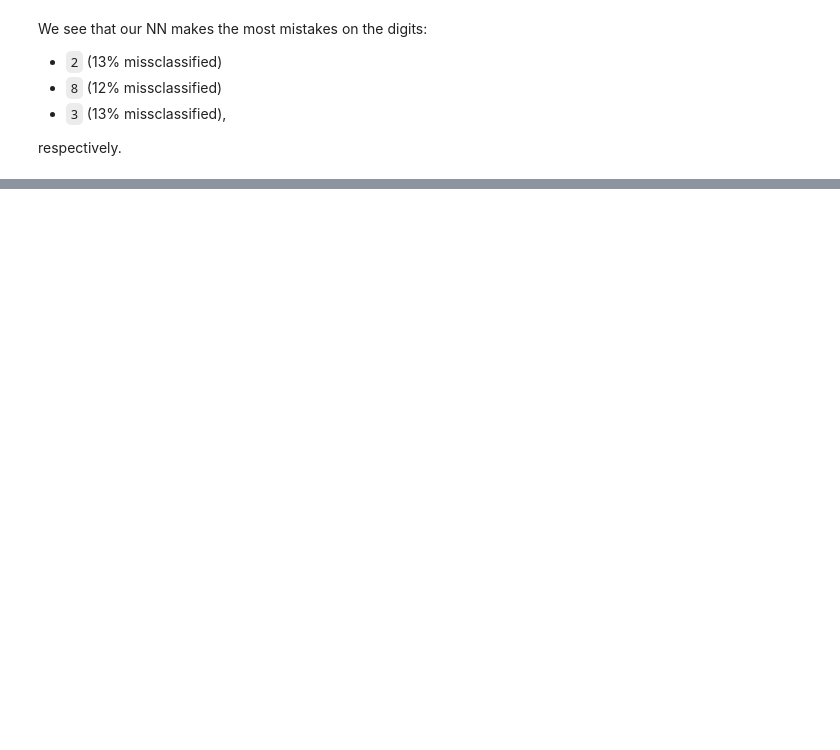
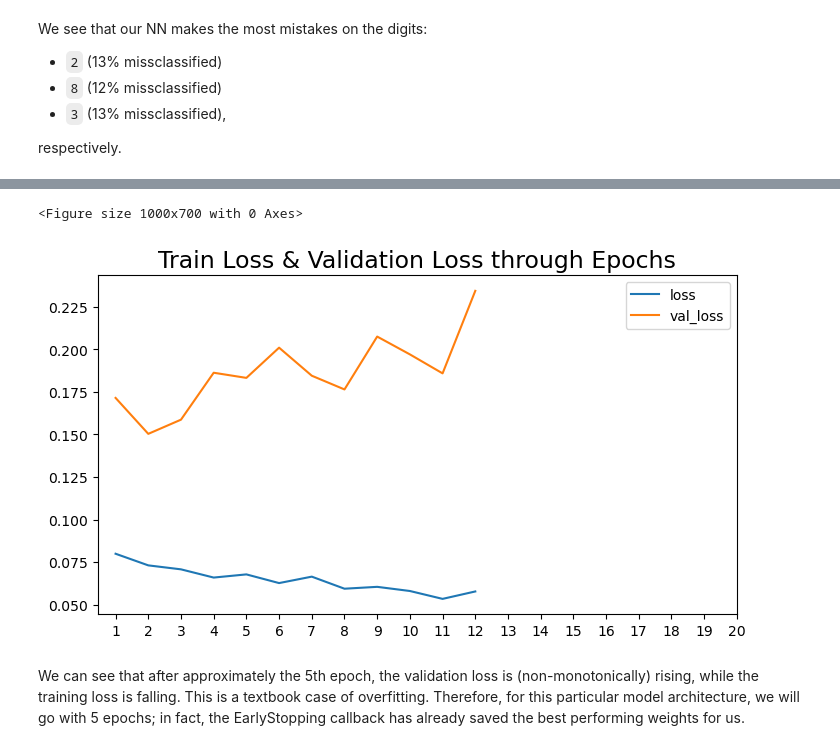
Before and after one commit to Gregoritsch3/DL_Digit_Recognition, a Jupyter notebook: DL_DigitRecognition.ipynb, the cells around one changed output, grey strips where cells are left out. Drawn from its saved outputs; the diff is of its cells as text; code cells hidden in the pictures; blank space fills up the shorter version.

```diff
--- a/DL_DigitRecognition.ipynb
+++ b/DL_DigitRecognition.ipynb
@@ -110,0 +132,16 @@ respectively.
+# %%
+#Building More Advanced NN model
+#print('---------------------------------------------------------\nTRAIN SET:\n---------------------------------------------------------')
+model2 = Sequential([
+    Flatten(input_shape=(28,28)), #using Flatten layear instead of manually flattening data
+    Dense(units=100, activation='relu'),
+    Dense(units=50, activation='relu'),
+    Dense(units=10, activation='sigmoid')
+])
+
+model2.compile(optimizer='adam', loss='sparse_categorical_crossentropy', metrics=['accuracy'])
+# %%
+#Configuring Early Stopping
+early_stopping = EarlyStopping(monitor='val_loss', patience=10, restore_best_weights=True)
+#Storing history for later plotting
+history = model2.fit(X_train, y_train, epochs=20, validation_data=(X_test, y_test), callbacks=[early_stopping])
@@ -110,0 +170,17 @@ respectively.
+# %%
+#Convert into dataframe for loss-epoch plots
+history = pd.DataFrame(history.history)
+# %%
+fig = plt.figure(figsize=(10,7))
+(history[['loss', 'val_loss']]).plot(figsize=(8,5))
+plt.title("Train Loss & Validation Loss through Epochs", fontsize=17)
+plt.tight_layout(pad=4)
+ticks = np.arange(0,20)
+plt.xticks(ticks=ticks, labels=[i+1 for i in ticks])
+plt.savefig("images/Los_Val_Loss.png", bbox_inches="tight")
+plt.show()
+# %% [output]
+<Figure size 1000x700 with 0 Axes>
+[figure, added]
+# %% [markdown]
+We can see that after approximately the 5th epoch, the validation loss is (non-monotonically) rising, while the training loss is falling. This is a textbook case of overfitting. Therefore, for this particular model architecture, we will go with 5 epochs; in fact, the EarlyStopping callback has already saved the best performing weights for us.
```
Also changed, not shown: parts of 26 cells of this notebook, 5 other files.
